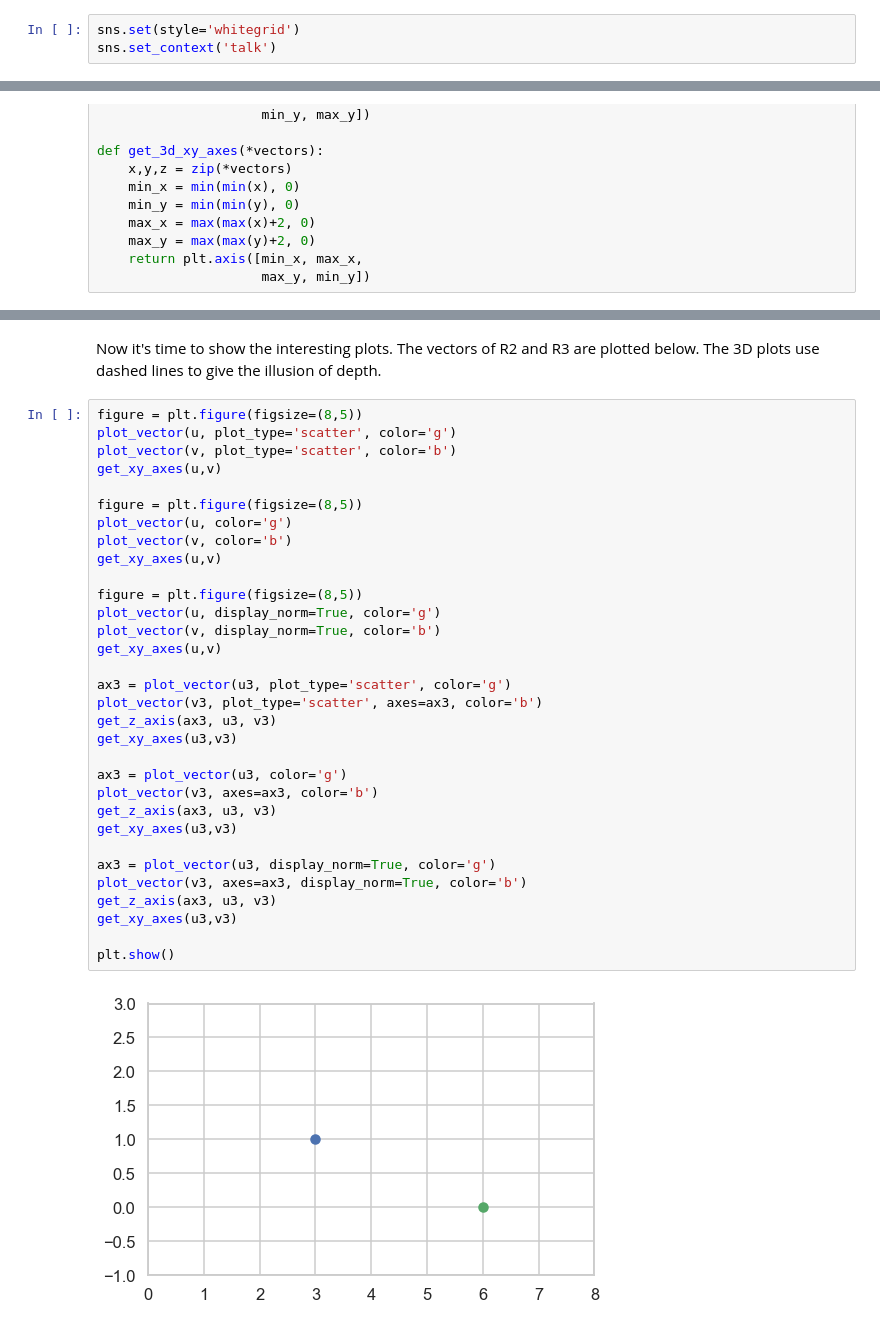
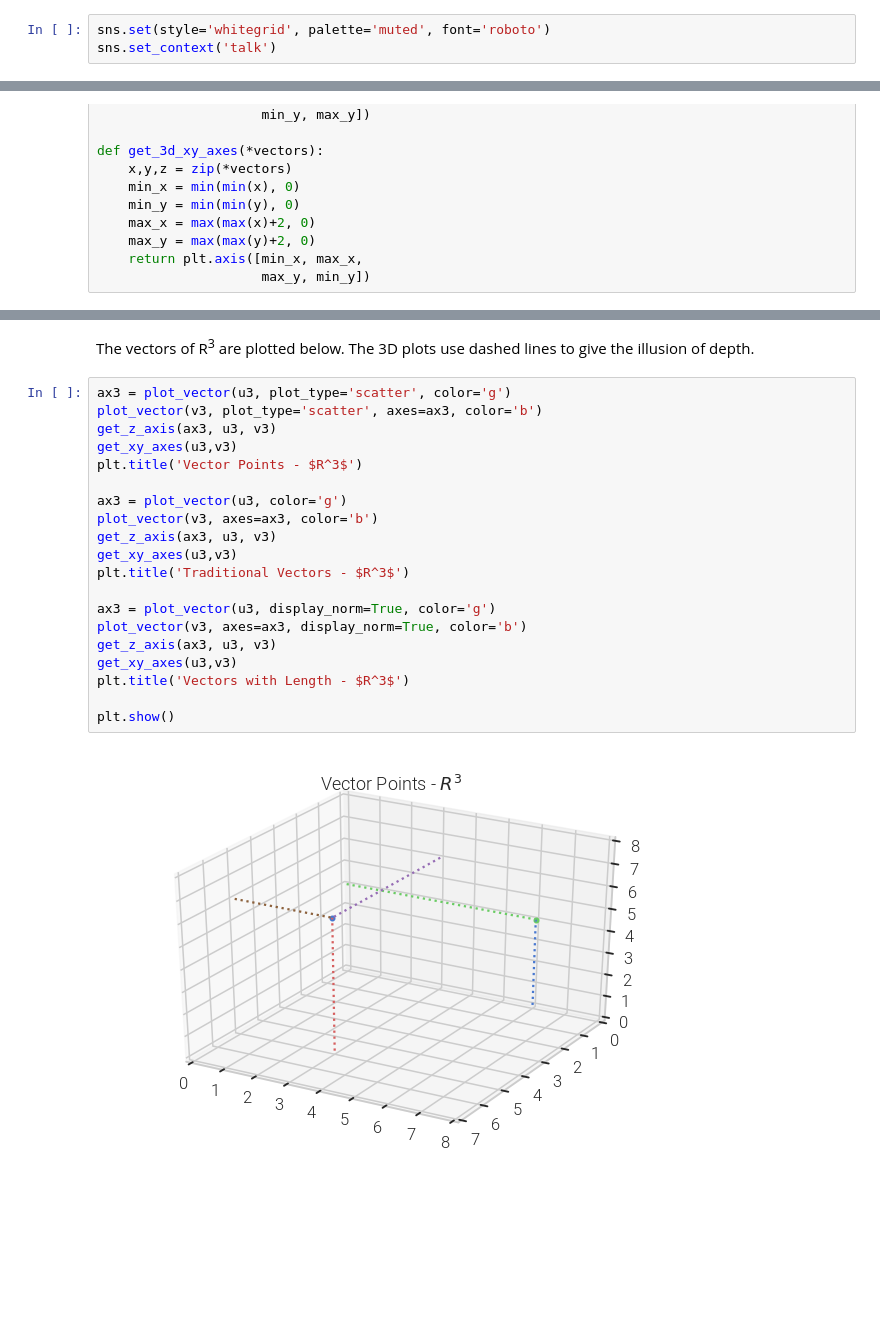
Before and after one commit to DataScienceFoundations/TadMaths, a Jupyter notebook: vectors.ipynb, the cells around one changed output, grey strips where cells are left out. Cells and saved outputs as stored; diff of their text form; blank space fills up the shorter version.

Commit message:
Update vectors.ipynb
more vector demos

```diff
--- a/vectors.ipynb
+++ b/vectors.ipynb
@@ -16,6 +16,6 @@ import numpy.linalg as la
 # %% [markdown]
 Next, the style is set to white-grid (personal preference), and the context is set to talk to make viewing the charts easier (bigger numbers and plots).
 # %%
-sns.set(style='whitegrid')
+sns.set(style='whitegrid', palette='muted', font='roboto')
 sns.set_context('talk')
 # %% [markdown]
@@ -167,36 +222,24 @@ def plot_3d_vector(vector, origin, plot_type, axes,
 # %% [markdown]
-Now it's time to show the interesting plots. The vectors of R2 and R3 are plotted below. The 3D plots use dashed lines to give the illusion of depth.
+The vectors of R<sup>3</sup> are plotted below. The 3D plots use dashed lines to give the illusion of depth.
 # %%
-figure = plt.figure(figsize=(8,5))
-plot_vector(u, plot_type='scatter', color='g')
-plot_vector(v, plot_type='scatter', color='b')
-get_xy_axes(u,v)
-
-figure = plt.figure(figsize=(8,5))
-plot_vector(u, color='g')
-plot_vector(v, color='b')
-get_xy_axes(u,v)
-
-figure = plt.figure(figsize=(8,5))
-plot_vector(u, display_norm=True, color='g')
-plot_vector(v, display_norm=True, color='b')
-get_xy_axes(u,v)
-
 ax3 = plot_vector(u3, plot_type='scatter', color='g')
 plot_vector(v3, plot_type='scatter', axes=ax3, color='b')
 get_z_axis(ax3, u3, v3)
 get_xy_axes(u3,v3)
+plt.title('Vector Points - $R^3$')
 
 ax3 = plot_vector(u3, color='g')
 plot_vector(v3, axes=ax3, color='b')
 get_z_axis(ax3, u3, v3)
 get_xy_axes(u3,v3)
+plt.title('Traditional Vectors - $R^3$')
 
 ax3 = plot_vector(u3, display_norm=True, color='g')
 plot_vector(v3, axes=ax3, display_norm=True, color='b')
 get_z_axis(ax3, u3, v3)
 get_xy_axes(u3,v3)
+plt.title('Vectors with Length - $R^3$')
 
 plt.show()
 # %% [output]
-[figure, old version]
+[figure, new version]
```
Also changed, not shown: parts of 32 cells of this notebook.
